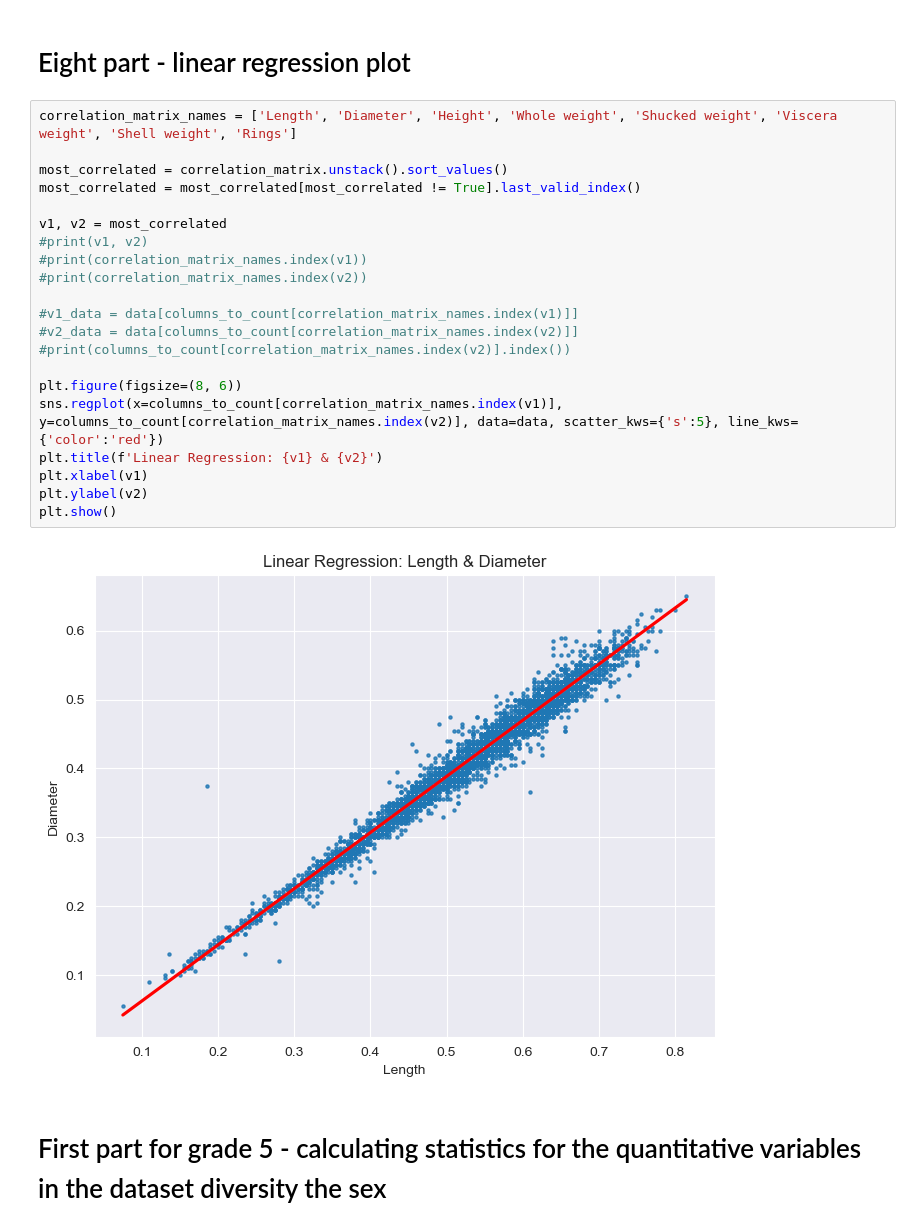
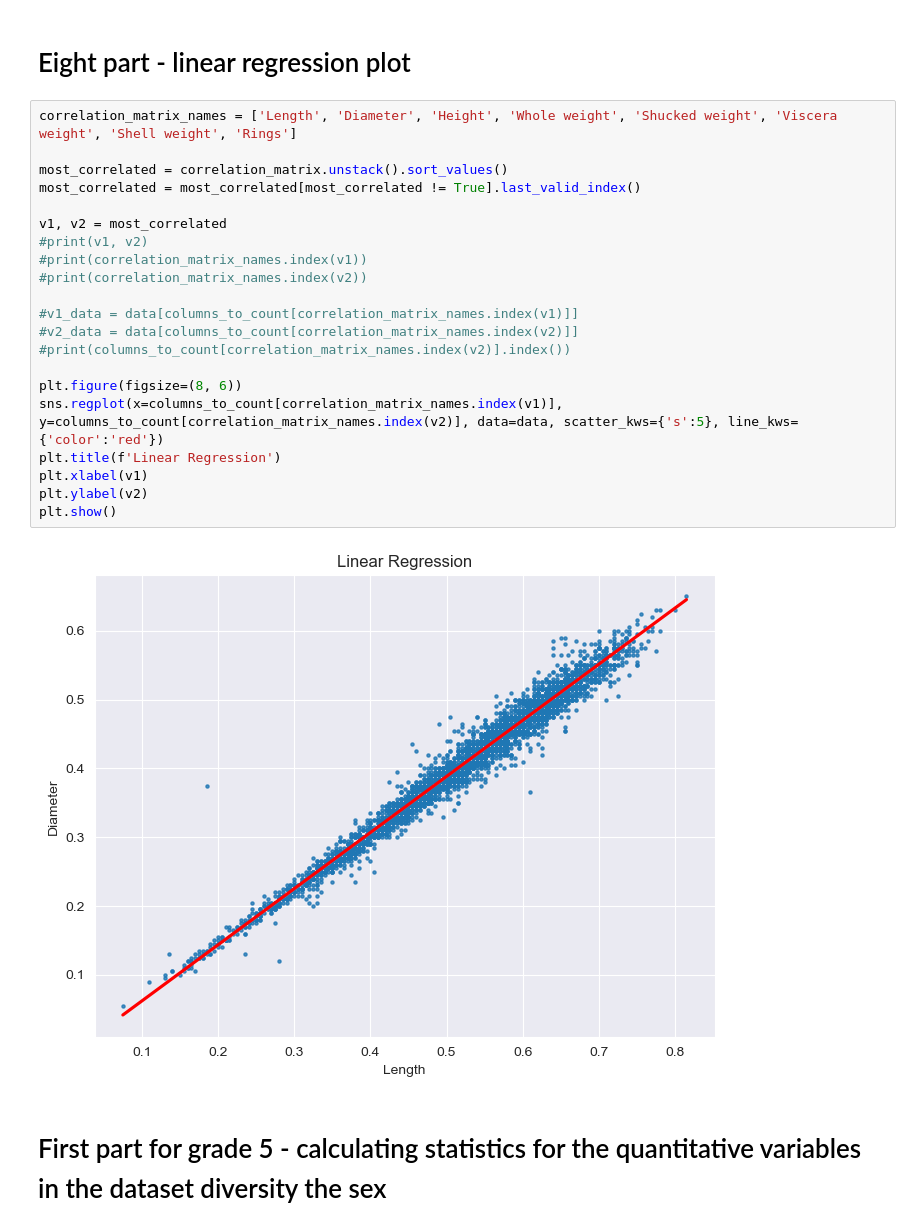
Before and after one commit to Pietras567/Python, a Jupyter notebook: Zadanie1/snails_analyze.ipynb, the cells around one changed output. Drawn from its saved outputs; the diff is of its cells as text.

```diff
--- a/Zadanie1/snails_analyze.ipynb
+++ b/Zadanie1/snails_analyze.ipynb
@@ -208,26 +213,26 @@ plt.show()
 # %%
 correlation_matrix_names = ['Length', 'Diameter', 'Height', 'Whole weight', 'Shucked weight', 'Viscera weight', 'Shell weight', 'Rings']
 
 most_correlated = correlation_matrix.unstack().sort_values()
 most_correlated = most_correlated[most_correlated != True].last_valid_index()
 
 v1, v2 = most_correlated
 #print(v1, v2)
 #print(correlation_matrix_names.index(v1))
 #print(correlation_matrix_names.index(v2))
 
 #v1_data = data[columns_to_count[correlation_matrix_names.index(v1)]]
 #v2_data = data[columns_to_count[correlation_matrix_names.index(v2)]]
 #print(columns_to_count[correlation_matrix_names.index(v2)].index())
 
 plt.figure(figsize=(8, 6))
 sns.regplot(x=columns_to_count[correlation_matrix_names.index(v1)], y=columns_to_count[correlation_matrix_names.index(v2)], data=data, scatter_kws={'s':5}, line_kws={'color':'red'})
-plt.title(f'Linear Regression: {v1} & {v2}')
+plt.title(f'Linear Regression')
 plt.xlabel(v1)
 plt.ylabel(v2)
 plt.show()
 # %% [output]
-[figure, old version]
+[figure, new version]
 # %% [markdown]
 # First part for grade 5 - calculating statistics for the quantitative variables in the dataset diversity the sex
 # %%
```
Also changed, not shown: parts of 2 cells of this notebook.
